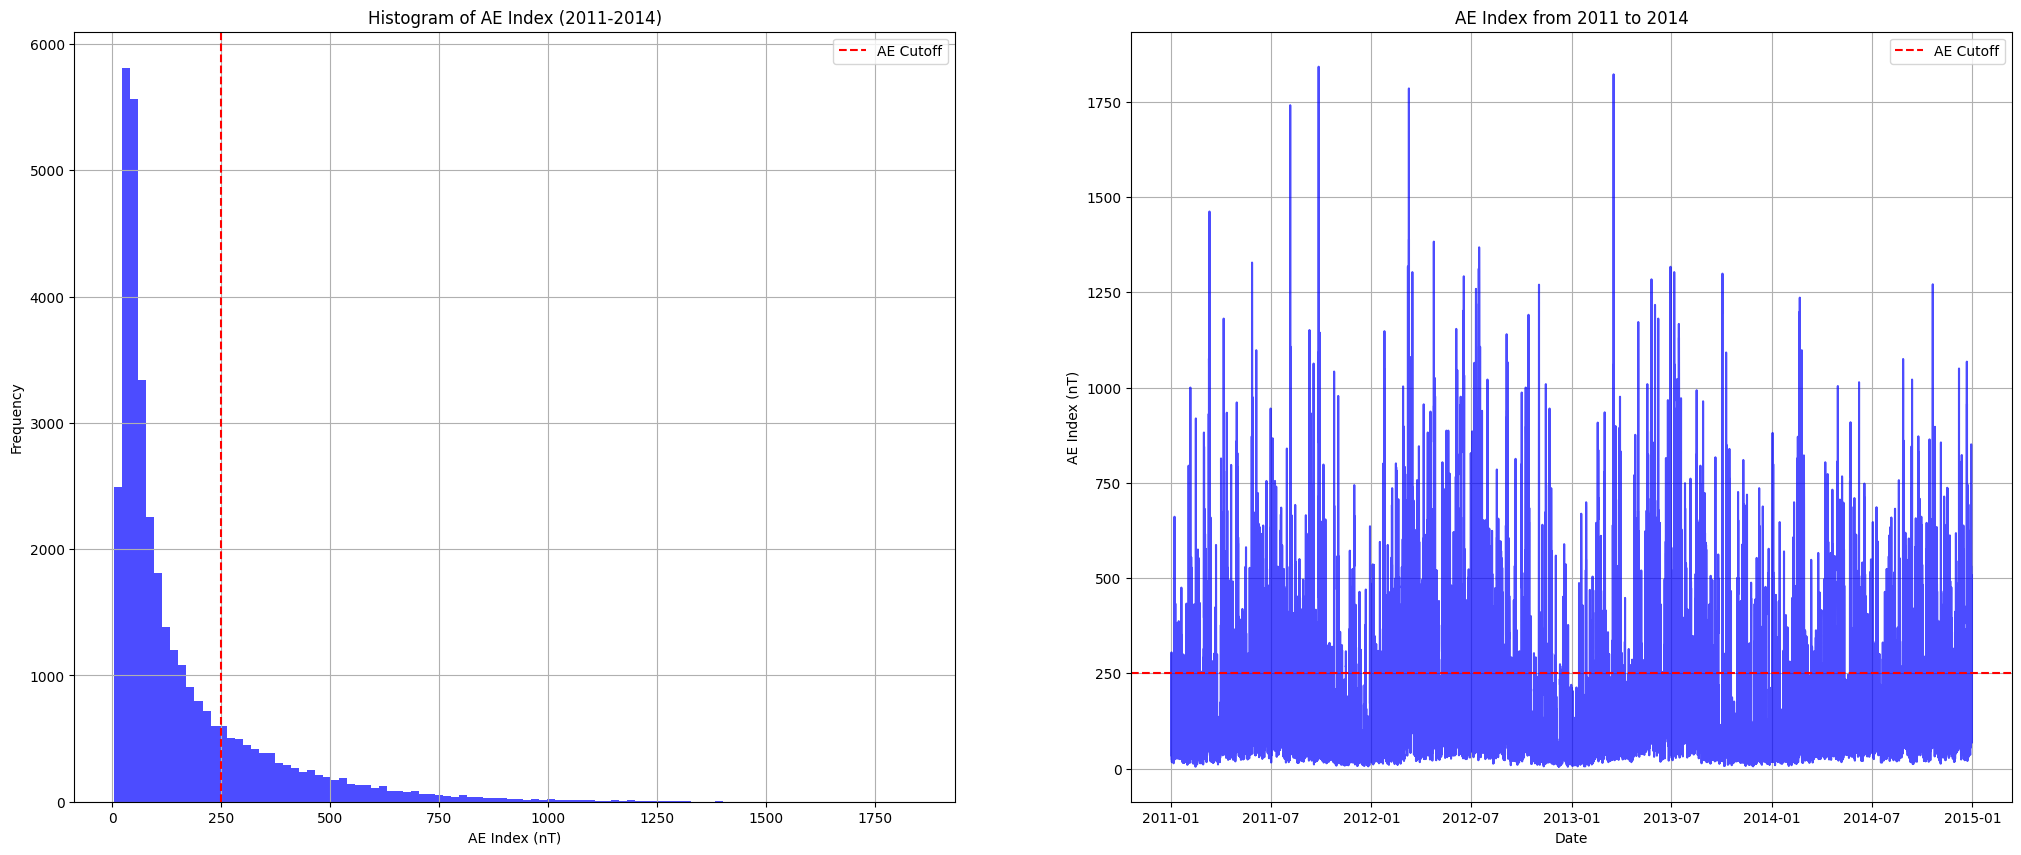
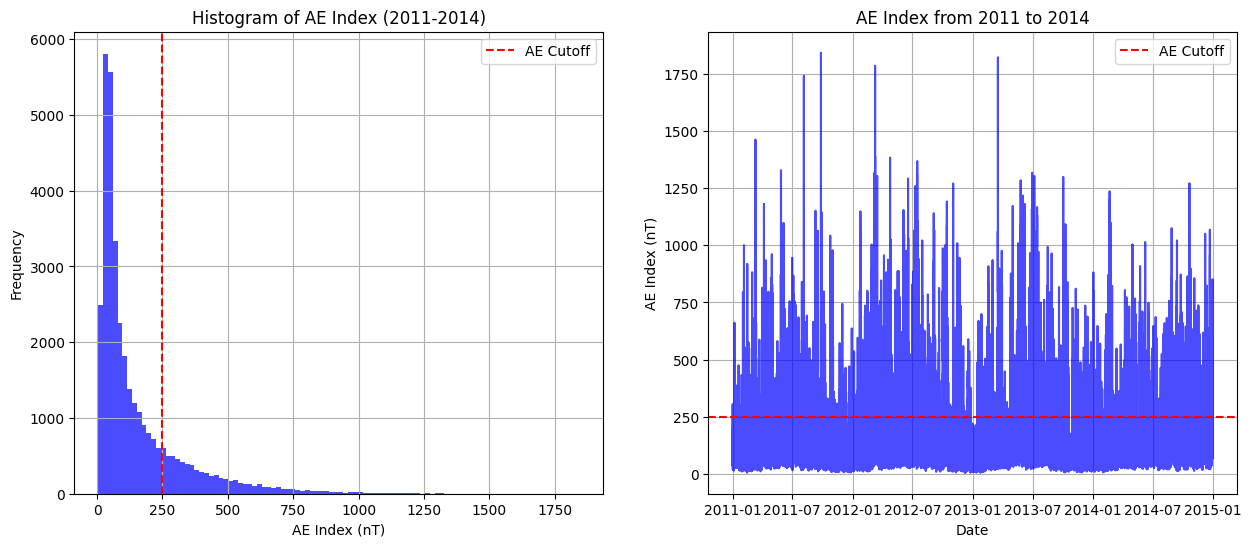
The change to this notebook cell's code, shown as a diff; its figure went from the first image to the second:
--- before
+++ after
@@ -2,5 +2,5 @@
 
 ae_df = omni.get_df_data(["AE1800"], "2011-01-01", "2014-12-31")
-fig, ax = plt.subplots(1, 2, figsize=(25, 10))
+fig, ax = plt.subplots(1, 2, figsize=(15, 6))
 ax[0].hist(ae_df["AE1800"], bins=100, color='blue', alpha=0.7)
 ax[0].axvline(x=AE_CUTOFF, color='r', linestyle='--', label="AE Cutoff")
@@ -17,2 +17,3 @@
 ax[1].legend()
 ax[1].grid()
+plt.savefig("ae_index_graph")

Commit: changes made on cluster